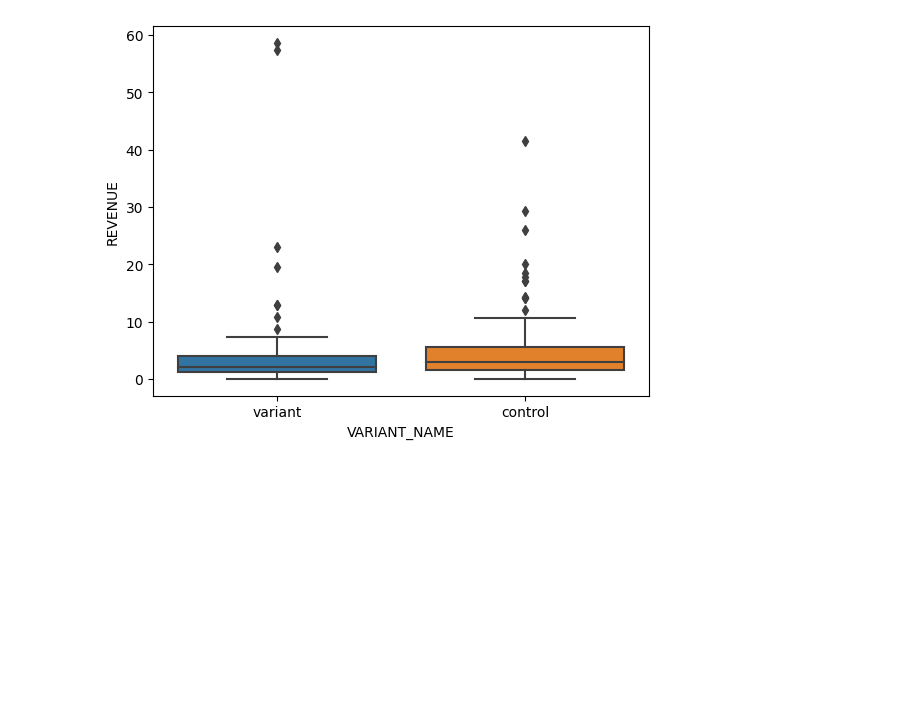
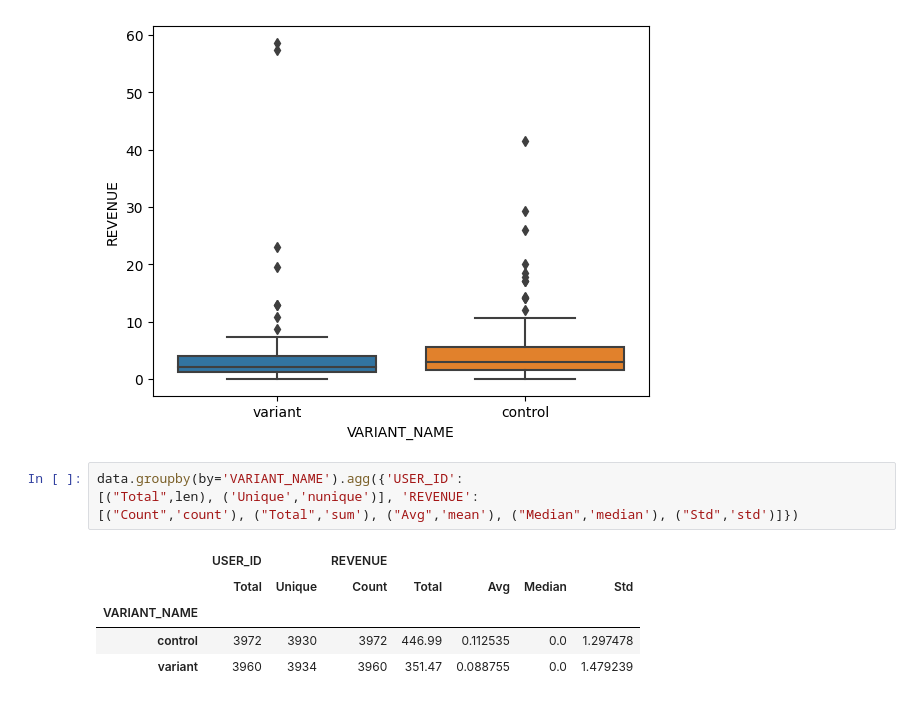
Before and after one commit to nadeap/Machine-Learning, a Jupyter notebook: AB Testing/EDA.ipynb, the cells around one changed output. Cells and saved outputs as stored; diff of their text form; blank space fills up the shorter version.

Commit message:
update groupby

```diff
--- a/AB Testing/EDA.ipynb
+++ b/AB Testing/EDA.ipynb
@@ -95,3 +95,13 @@ sns.boxplot(data=data[data['REVENUE']>0], x='VARIANT_NAME', y='REVENUE')
 # %% [output]
 <AxesSubplot: xlabel='VARIANT_NAME', ylabel='REVENUE'>
 [figure]
+# %%
+data.groupby(by='VARIANT_NAME').agg({'USER_ID':
+[("Total",len), ('Unique','nunique')], 'REVENUE':
+[("Count",'count'), ("Total",'sum'), ("Avg",'mean'), ("Median",'median'), ("Std",'std')]})
+# %% [output]
+|  | USER_ID |  | REVENUE |  |  |  |  |
+|  | Total | Unique | Count | Total | Avg | Median | Std |
+| VARIANT_NAME |  |  |  |  |  |  |  |
+| control | 3972 | 3930 | 3972 | 446.99 | 0.112535 | 0.0 | 1.297478 |
+| variant | 3960 | 3934 | 3960 | 351.47 | 0.088755 | 0.0 | 1.479239 |
```
Also changed, not shown: parts of 1 cell of this notebook.
